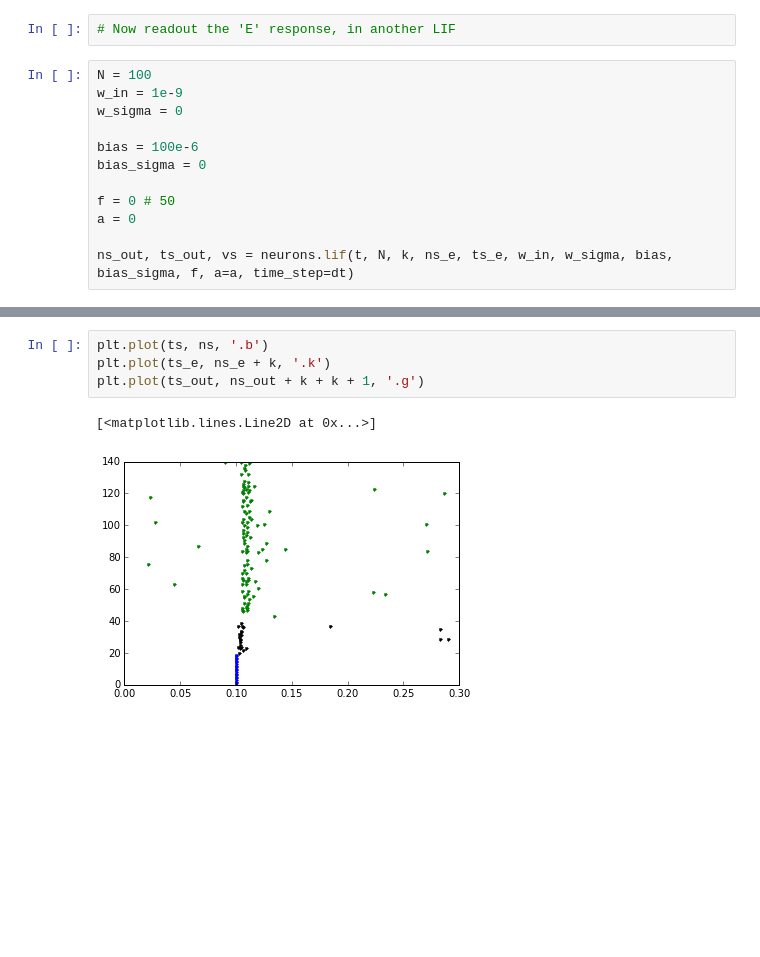
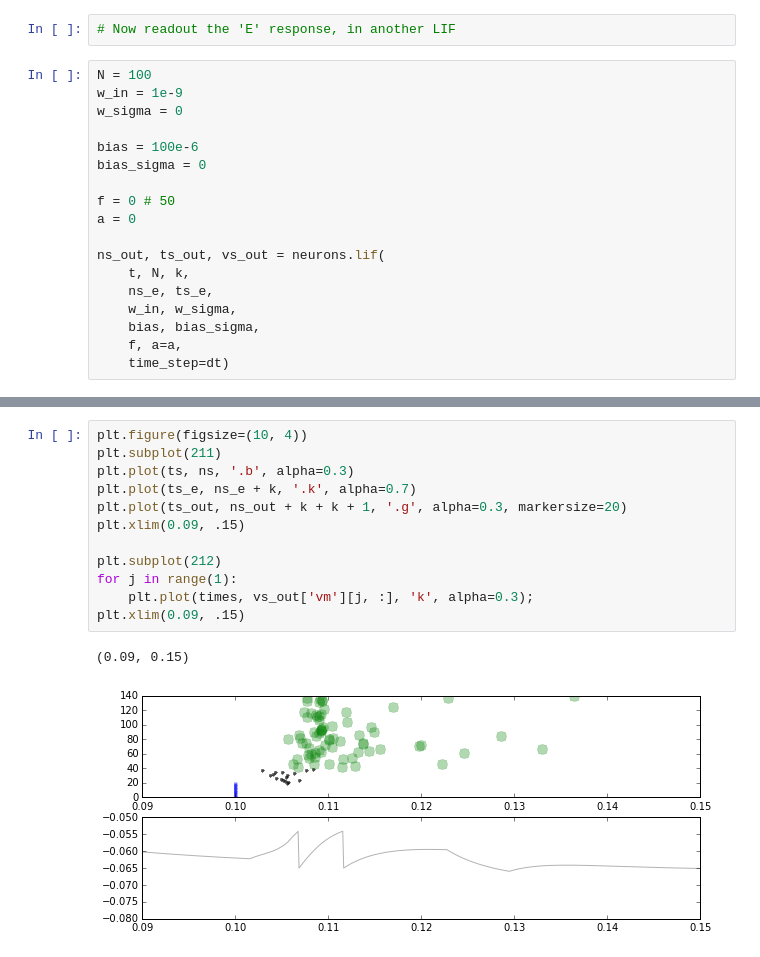
Before and after one commit to parenthetical-e/voltagebudget, a Jupyter notebook: ipynb/lif_testing.ipynb, the cells around one changed output, grey strips where cells are left out. Cells and saved outputs as stored; diff of their text form; blank space fills up the shorter version.

```diff
--- a/ipynb/lif_testing.ipynb
+++ b/ipynb/lif_testing.ipynb
@@ -75,5 +76,11 @@ bias_sigma = 0
 f = 0 # 50
 a = 0
 
-ns_out, ts_out, vs = neurons.lif(t, N, k, ns_e, ts_e, w_in, w_sigma, bias, bias_sigma, f, a=a, time_step=dt)
+ns_out, ts_out, vs_out = neurons.lif(
+    t, N, k,
+    ns_e, ts_e,
+    w_in, w_sigma,
+    bias, bias_sigma,
+    f, a=a,
+    time_step=dt)
 # %% [output]
@@ -84,7 +89,15 @@ Starting simulation at t=0. s for a duration of 300. ms
-# %%
-plt.plot(ts, ns, '.b')
-plt.plot(ts_e, ns_e + k, '.k')
-plt.plot(ts_out, ns_out + k + k + 1, '.g')
-# %% [output]
-[<matplotlib.lines.Line2D at 0x...>]
-[figure, removed]
+# %%
+plt.figure(figsize=(10, 4))
+plt.subplot(211)
+plt.plot(ts, ns, '.b', alpha=0.3)
+plt.plot(ts_e, ns_e + k, '.k', alpha=0.7)
+plt.plot(ts_out, ns_out + k + k + 1, '.g', alpha=0.3, markersize=20)
+plt.xlim(0.09, .15)
+
+plt.subplot(212)
+for j in range(1):
+    plt.plot(times, vs_out['vm'][j, :], 'k', alpha=0.3);
+plt.xlim(0.09, .15)
+# %% [output]
+(0.09, 0.15)
+[figure, added]
```
Also changed, not shown: parts of 3 cells of this notebook.
